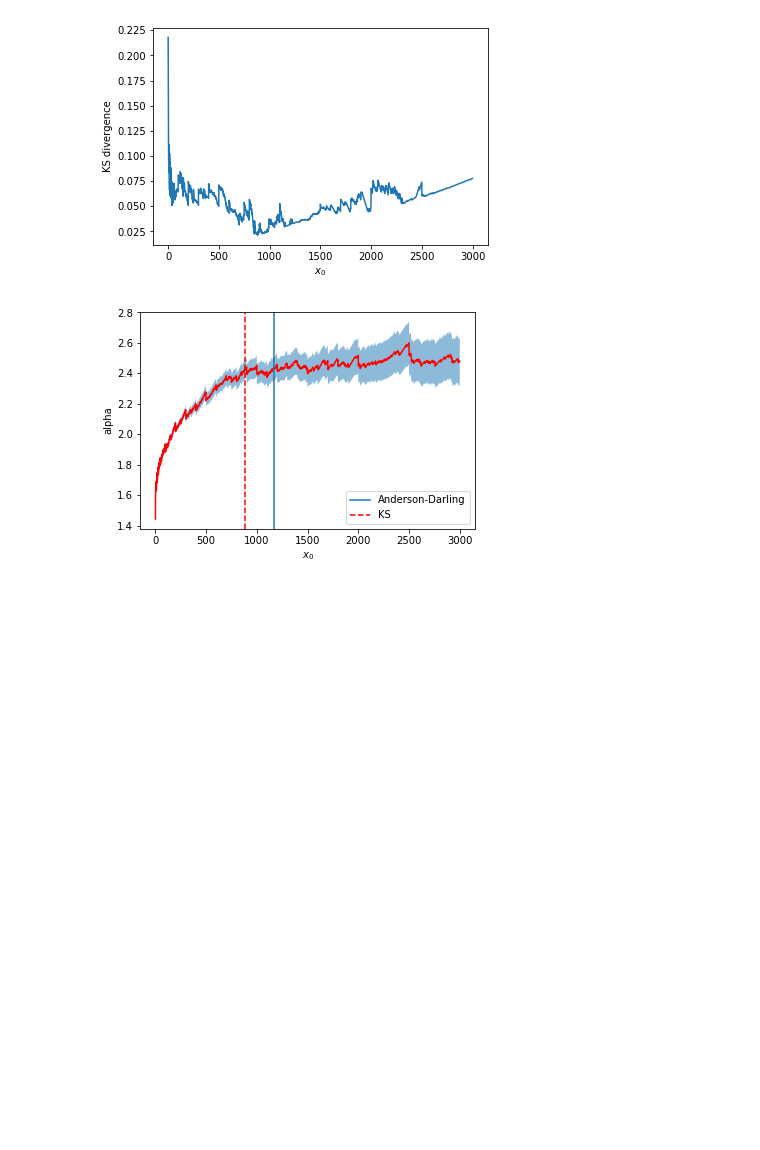
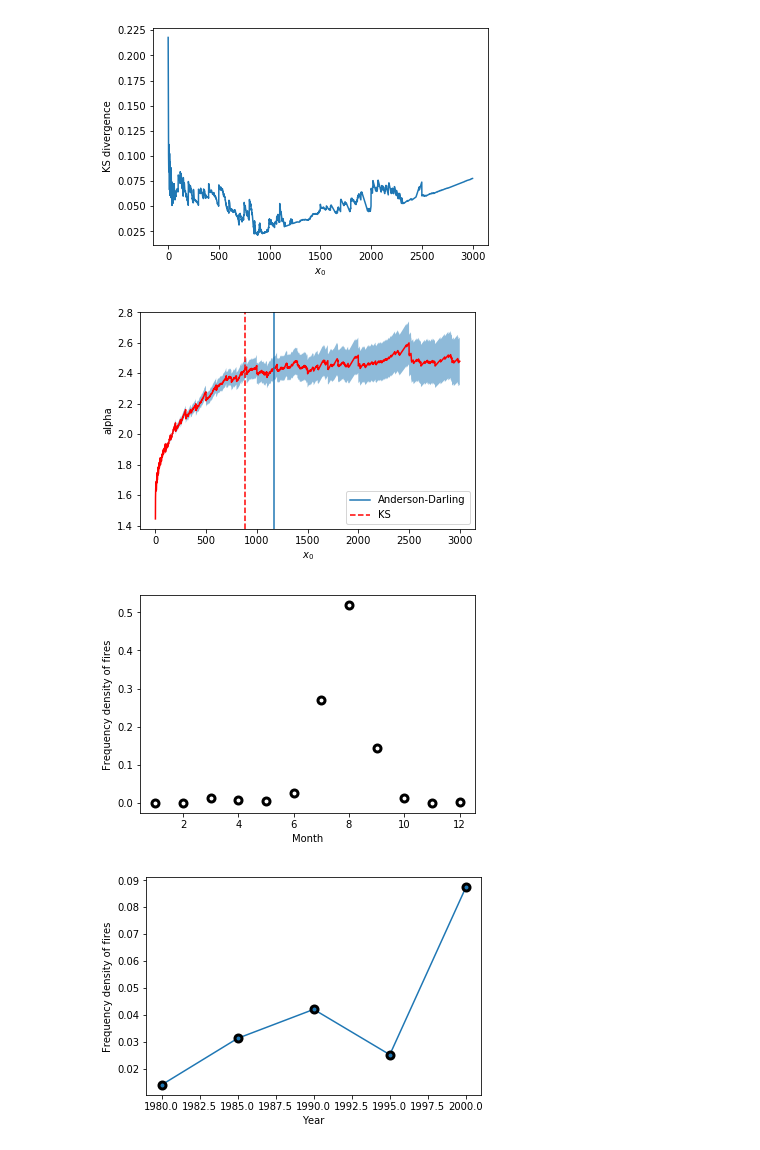
Before and after one commit to g-torr/wildfire, a Jupyter notebook: total_area.ipynb, the cells around one changed output. Cells and saved outputs as stored; diff of their text form; code cells hidden in the pictures; blank space fills up the shorter version.

```diff
--- a/total_area.ipynb
+++ b/total_area.ipynb
@@ -29,8 +29,6 @@ Calculating best minimal value for power law fit
 %matplotlib
 a=a[a>1]
 fit=powerlaw.Fit(a,xmin_distance="Asquare")
-
-x,y=fit.ccdf(original_data=True)
 #plot(x,y,".")
 plot(sort(a),len(a)-arange(0,len(a)))
 loglog()
@@ -85,0 +82,34 @@ axvline?
+# %%
+def area_over_time():
+    area=fire["tot_burnt"]
+    ign=fire["ignition_date"]
+    cond=(area>1000)&(ign>0)
+    area=area[cond]
+    ign=ign[cond]
+    y=from_days_to_date(ign,"month")
+    h,b=histogram(y,bins=arange(1,14),density=True)
+    plot(b[:-1],h,"wo",ms=7,mec="k",mew=3)
+    ylabel("Frequency density of fires")
+    xlabel("Month")
+    figure()
+    '''title("area")
+    hist(y,bins=arange(1,14),weights=area)'''
+    y=from_days_to_date(ign,"year")
+    h,b=histogram(y,bins=arange(min(y),max(y)+2,5),density=True)
+    plot(b[:-1],h,"-o",ms=7,mec="k",mew=3)
+    ylabel("Frequency density of fires")
+    xlabel("Year")
+def from_days_to_date(b,feature="month"):
+    if feature=="day":
+        return [(datetime.date(1900, 1, 1) + datetime.timedelta(int(i))).day for i in b] # this convert the number of days from 1st Jan 1900 to standard date, from which I can extract the feature
+    elif feature=="month":
+        return [(datetime.date(1900, 1, 1) + datetime.timedelta(int(i))).month for i in b] # this convert the number of days from 1st Jan 1900 to standard date, from which I can extract the feature
+    elif feature=="year":
+        return [(datetime.date(1900, 1, 1) + datetime.timedelta(int(i))).year for i in b] # this convert the number of days from 1st Jan 1900 to standard date, from which I can extract the feature
+    else:
+        raise NameError("accepted features are: days, month or year")
+%matplotlib inline
+area_over_time()
+# %% [output]
+[figure, added]
+[figure, added]
```
Also changed, not shown: parts of 2 cells of this notebook, 1 other file.
